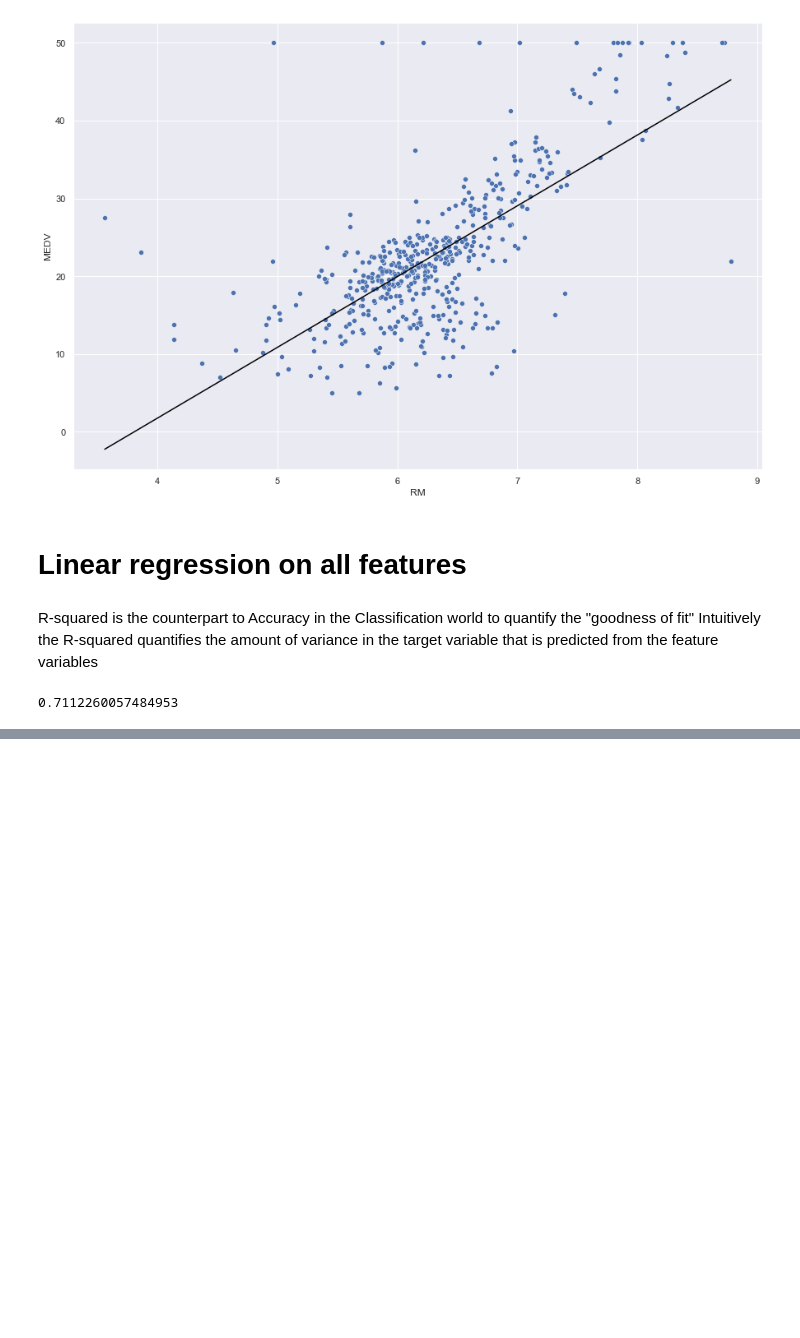
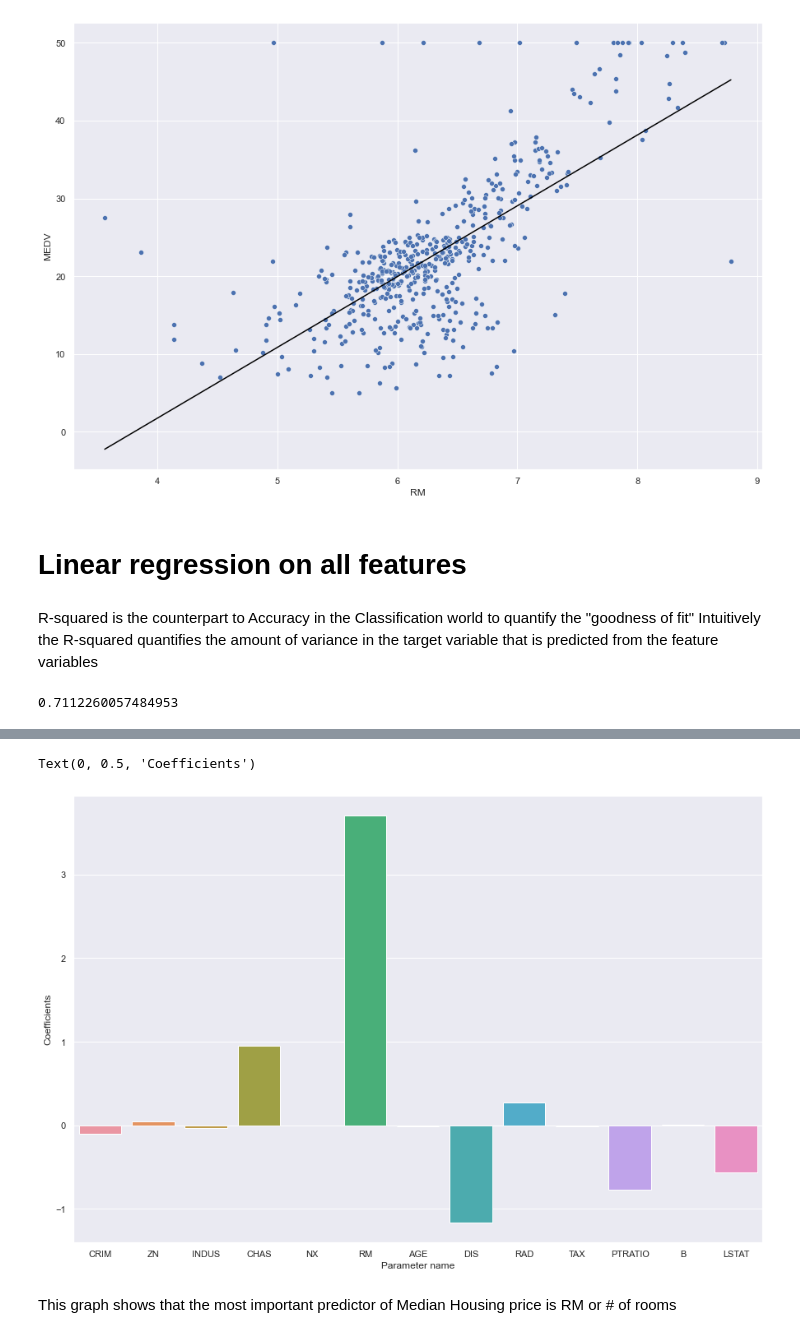
Before and after one commit to kipmadden/Supervised-Learning-with-scikit-learn, a Jupyter notebook: Boston Housing.ipynb, the cells around one changed output, grey strips where cells are left out. Cells and saved outputs as stored; diff of their text form; code cells hidden in the pictures; blank space fills up the shorter version.

```diff
--- a/Boston Housing.ipynb
+++ b/Boston Housing.ipynb
@@ -200,0 +274,11 @@ reg_all.score(X_test, y_test)
+# %%
+# Plot the coefficients for each name using seaborn
+fig, ax = plt.subplots(figsize=(15,10))
+sns.barplot(x= names, y=lasso_coef)
+plt.xlabel('Parameter name')
+plt.ylabel('Coefficients')
+# %% [output]
+Text(0, 0.5, 'Coefficients')
+[figure, added]
+# %% [markdown]
+This graph shows that the most important predictor of Median Housing price is RM or # of rooms
```
Also changed, not shown: parts of 12 cells of this notebook, 1 other file.
